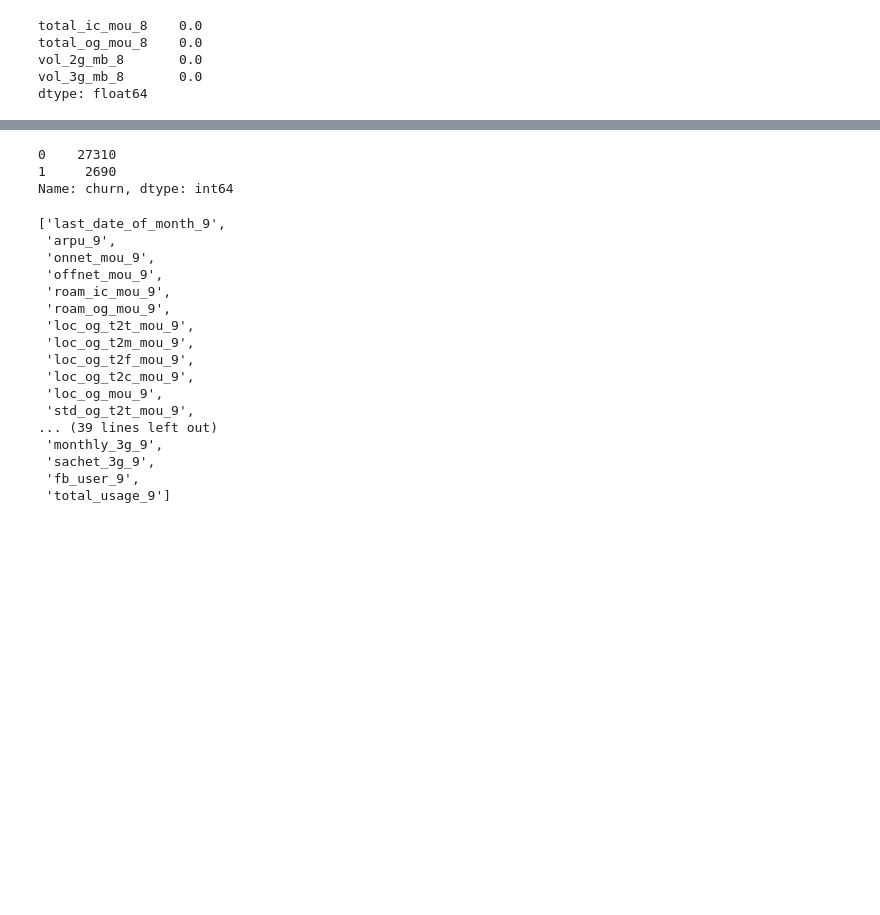
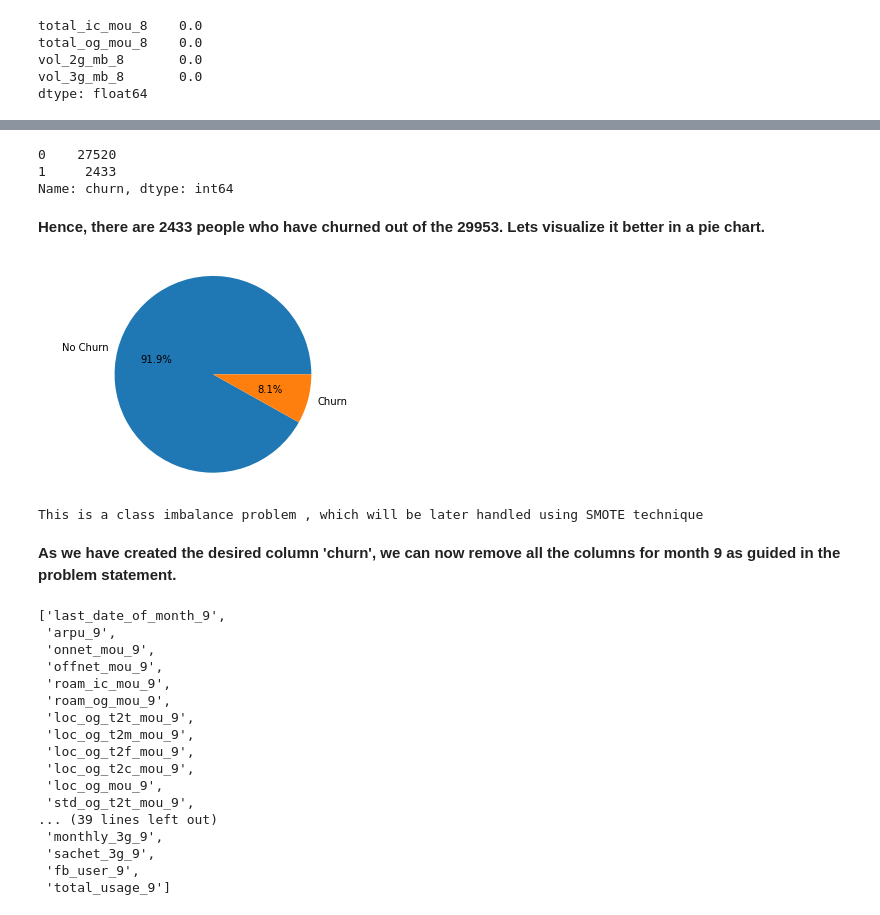
Before and after one commit to rahulgoyal223/DatascienceProjects, a Jupyter notebook: ChurnAnalysisProject/Telecom_Churn_Assignment.ipynb, the cells around one changed output, grey strips where cells are left out. Cells and saved outputs as stored; diff of their text form; code cells hidden in the pictures; blank space fills up the shorter version.

Commit message:
Update Telecom_Churn_Assignment.ipynb
20 Feb

```diff
--- a/ChurnAnalysisProject/Telecom_Churn_Assignment.ipynb
+++ b/ChurnAnalysisProject/Telecom_Churn_Assignment.ipynb
@@ -270,6 +309,0 @@ print(df[['total_ic_mou_9','total_og_mou_9','vol_2g_mb_9','vol_3g_mb_9','churn']
-# %%
-df['churn'].value_counts()
-# %% [output]
-0    27310
-1     2690
-Name: churn, dtype: int64
@@ -278,3 +310,27 @@ Name: churn, dtype: int64
+# %%
+#Find the value_counts for the churn
+df['churn'].value_counts()
+# %% [output]
+0    27520
+1     2433
+Name: churn, dtype: int64
+# %% [markdown]
+**Hence, there are 2433 people who have churned out of the 29953. Lets visualize it better in a pie chart.**
+# %%
+#Pie chart for the target variable - Churn
+labels = ['No Churn','Churn']
+sizes = [df['churn'].value_counts()[0],df['churn'].value_counts()[1]]
+fig1, ax1 = plt.subplots()
+ax1.pie(sizes, labels=labels, autopct='%1.1f%%')
+ax1.axis('equal')
+plt.show()
+plt.show()
+print('This is a class imbalance problem , which will be later handled using SMOTE technique')
+# %% [output]
+[figure, added]
+This is a class imbalance problem , which will be later handled using SMOTE technique
+# %% [markdown]
+**As we have created the desired column 'churn', we can now remove all the columns for month 9 as guided in the problem statement.**
 # %%
 text = '_9'
 filtered_9 = list(filter(lambda x: True if text in x else False,list(df.columns)))
```
Also changed, not shown: parts of 36 cells of this notebook.
